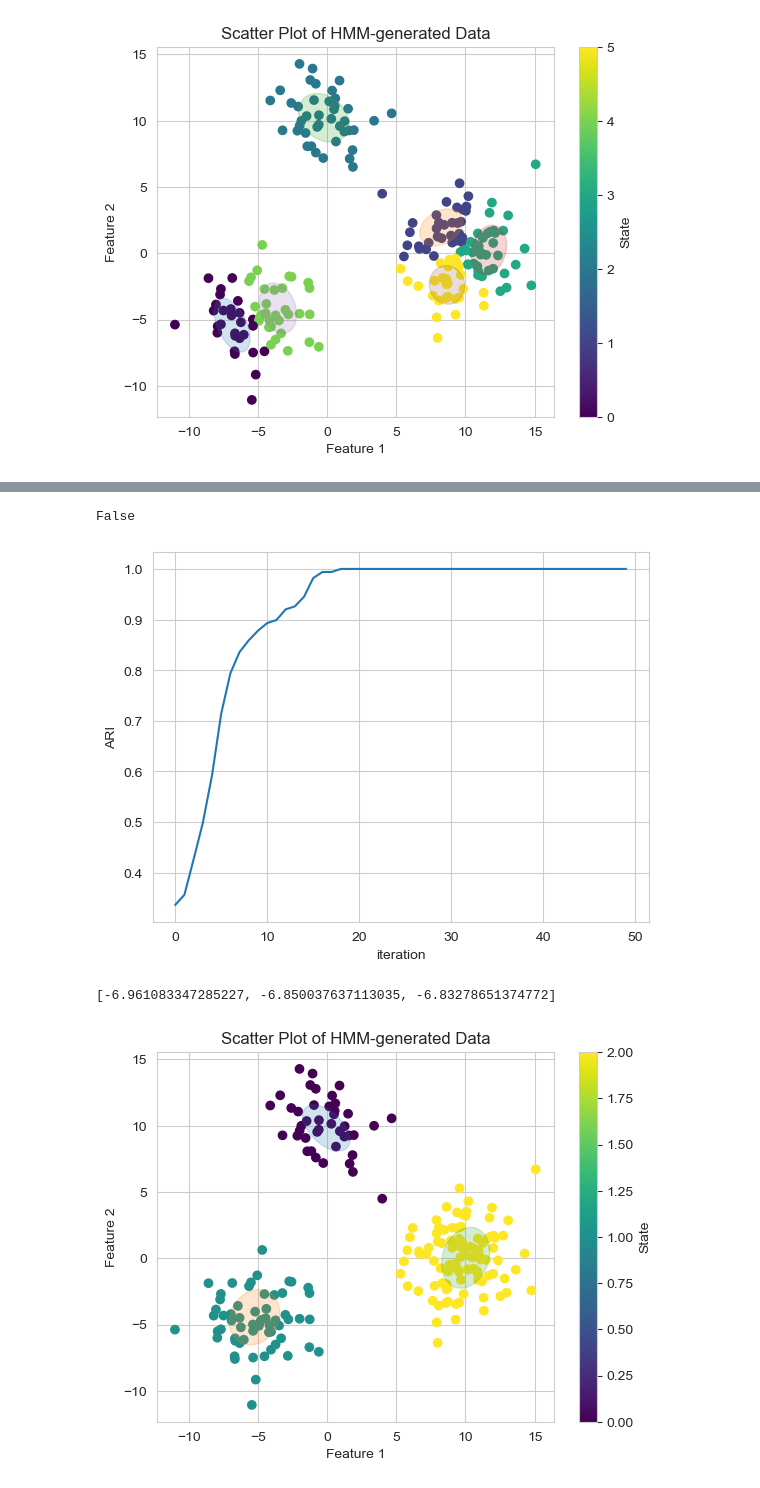
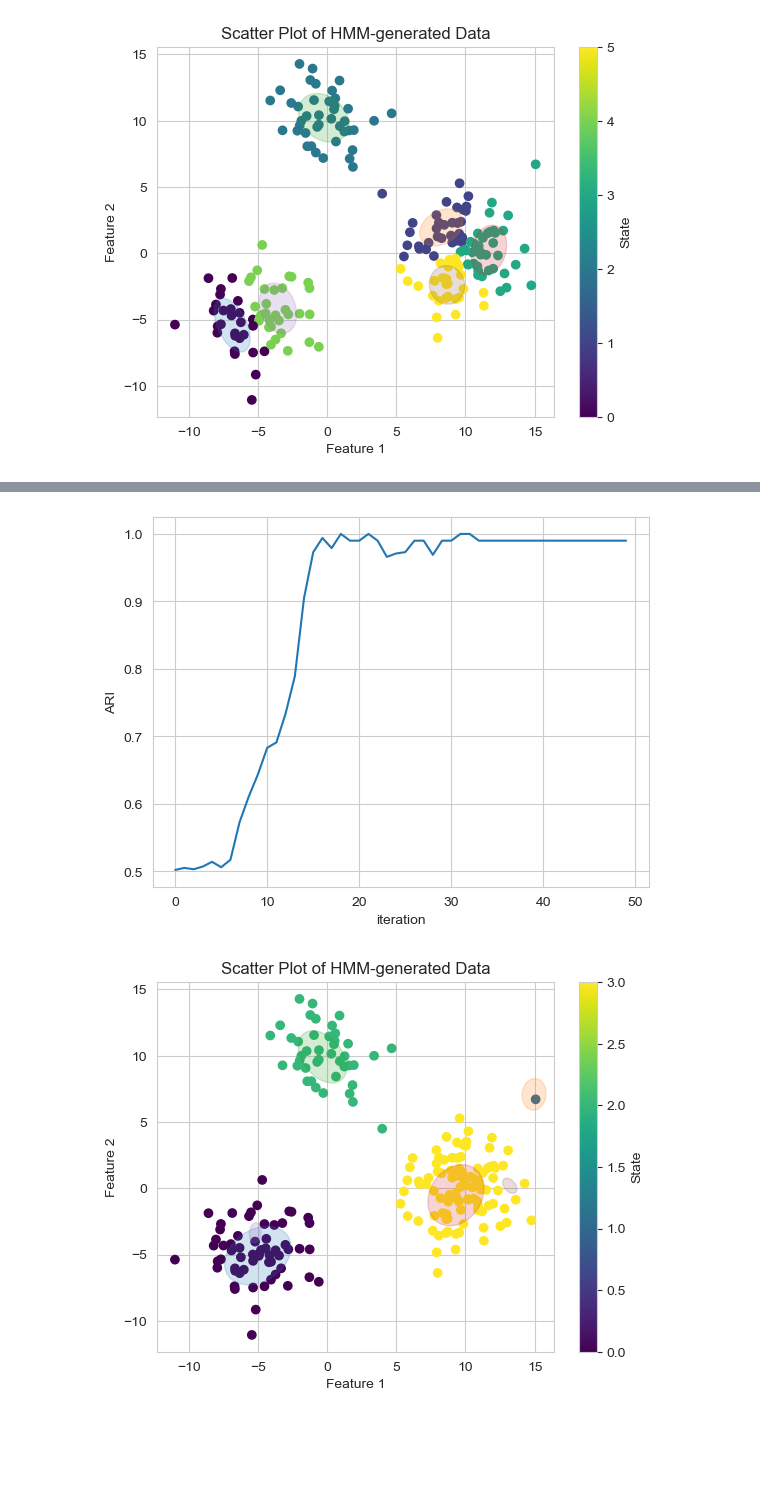
Before and after one commit to Davidjames9610/ubm, a Jupyter notebook: tuts/bhmm/mv_bayesian_hmm.ipynb, the cells around one changed output, grey strips where cells are left out. Saved outputs shown, nothing was run; the diff lists cells and outputs as text; code cells hidden in the pictures; blank space fills up the shorter version.

```diff
--- a/tuts/bhmm/mv_bayesian_hmm.ipynb
+++ b/tuts/bhmm/mv_bayesian_hmm.ipynb
@@ -319,22 +40,14 @@ my_hmm.fit()
-# %%
--1 == False
-# %% [output]
-False
 # %%
-plt.plot(range(0,len(my_hmm.ARI)), my_hmm.ARI, marker="None")
+plt.plot(range(0,len(new_hmm.ARI)), new_hmm.ARI, marker="None")
 plt.xlabel('iteration')
 plt.ylabel('ARI')
 #plt.savefig("./image/ari.png")
 plt.show()
 plt.close()
 # %% [output]
-[figure, old version]
+[figure, new version]
-# %%
-[multivariate_normal.logpdf(loaded_data[0], mean=mean, cov=cov) for mean, cov in zip(my_hmm.mu, my_hmm.sigma)]
-# %% [output]
-[-6.961083347285227, -6.850037637113035, -6.83278651374772]
 # %%
 import plot_hmm
-plot_hmm.plot_hmm_data(loaded_data, my_hmm.Z, my_hmm.K, my_hmm.mu, my_hmm.sigma)
+plot_hmm.plot_hmm_data(loaded_data, new_hmm.Z, new_hmm.K, new_hmm.mu, new_hmm.sigma)
 # %% [output]
-[figure, old version]
+[figure, new version]
```
Also changed, not shown: parts of 3 cells of this notebook, 7 other files.
